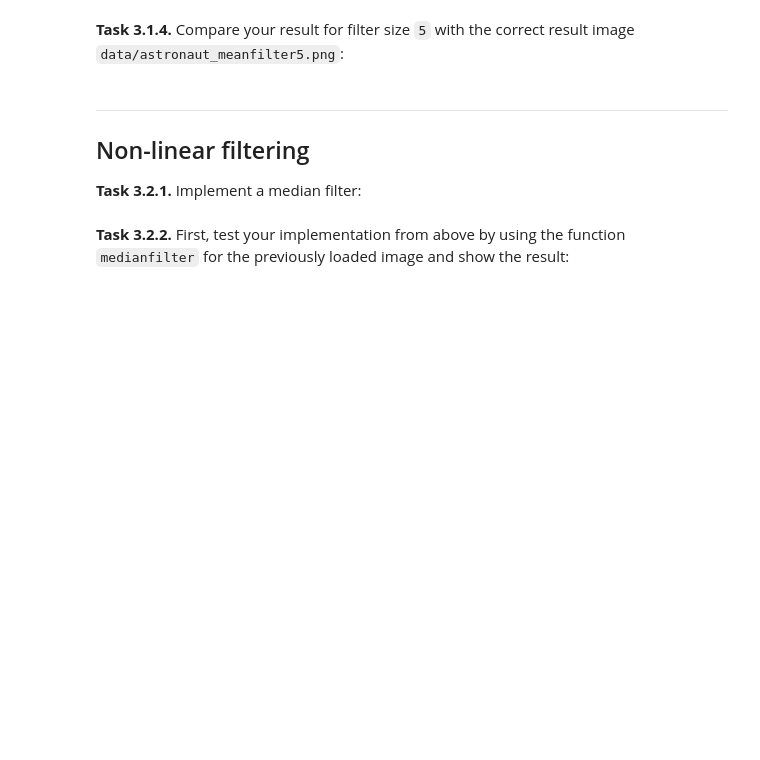
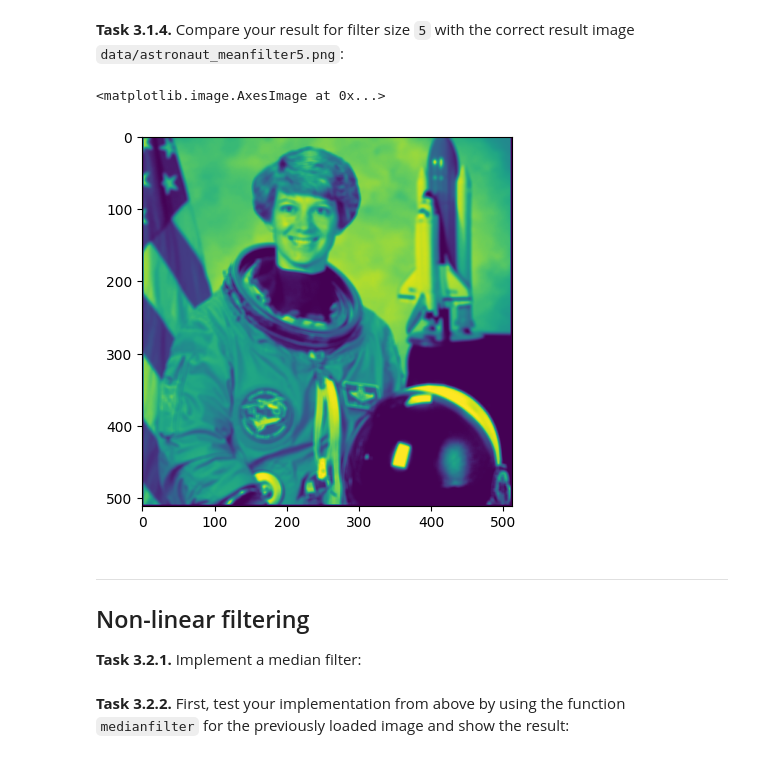
Before and after one commit to Panke03/mobi-fs3-python, a Jupyter notebook: task3.ipynb, the cells around one changed output. Drawn from its saved outputs; the diff is of its cells as text; code cells hidden in the pictures; blank space fills up the shorter version.

```diff
--- a/task3.ipynb
+++ b/task3.ipynb
@@ -45,5 +61,12 @@ NameError: name 'meanfilter' is not defined
 # %% [markdown]
 **<a id="#">Task 3.1.4.</a>** Compare your result for filter size `5` with the correct result image `data/astronaut_meanfilter5.png`:
+# %%
+img_sample5 = plt.imread("data/astronaut_meanfilter5.png")
+
+plt.imshow(img_sample5)
+# %% [output]
+<matplotlib.image.AxesImage at 0x...>
+[figure, added]
 # %% [markdown]
 ---
 
```
Also changed, not shown: parts of 4 cells of this notebook.
